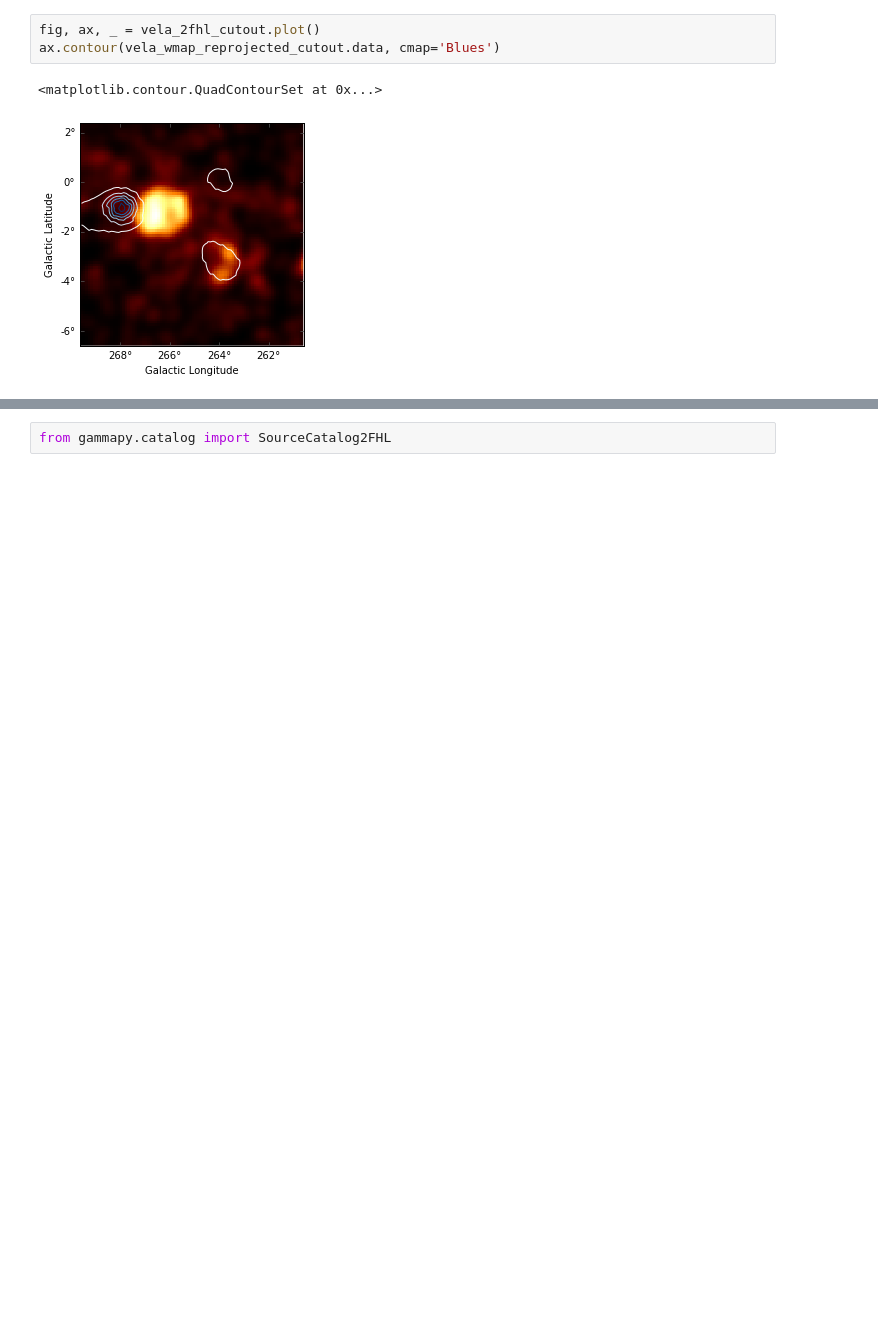
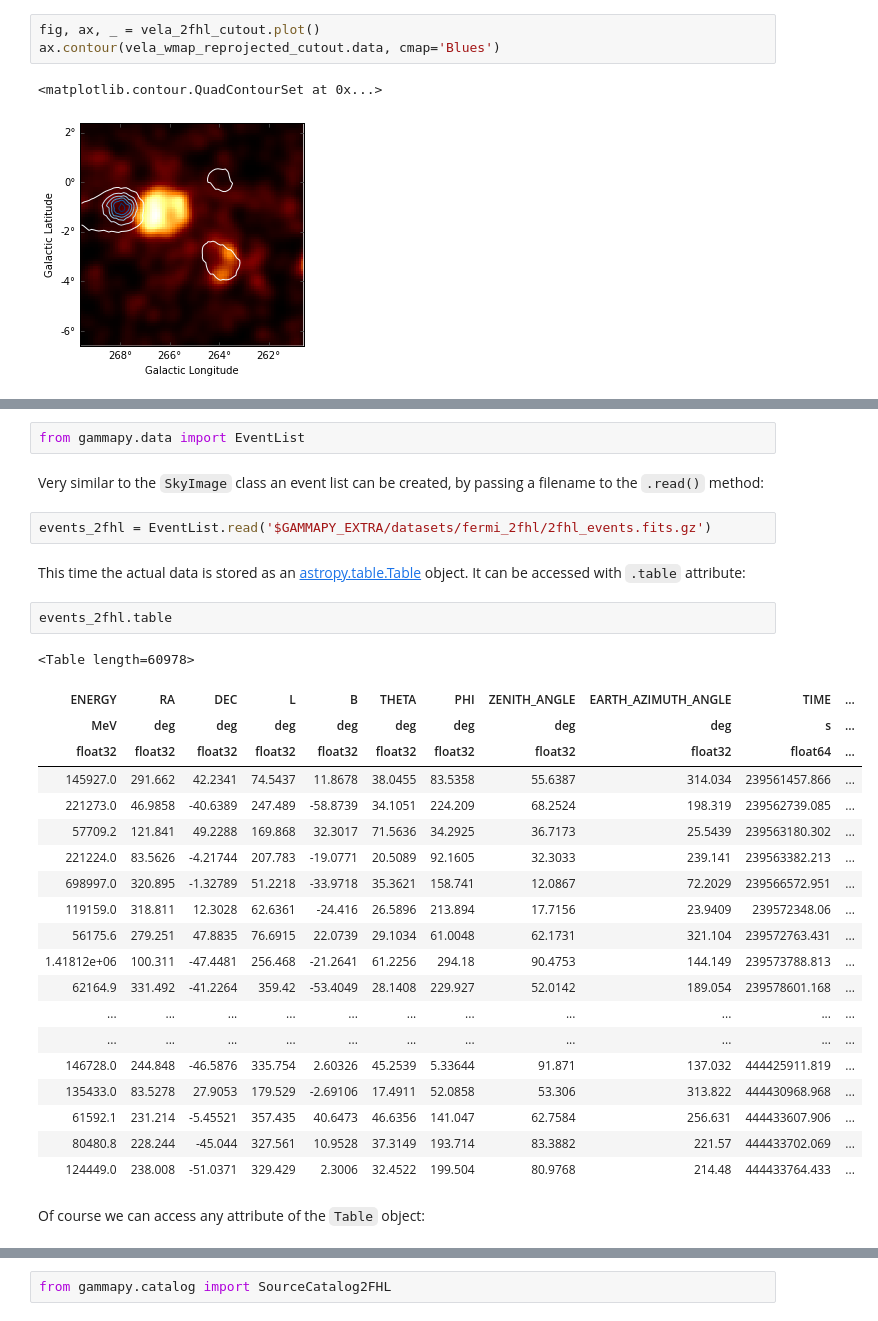
Before and after one commit to gammapy/gammapy-extra, a Jupyter notebook: notebooks/first_steps.ipynb, the cells around one changed output, grey strips where cells are left out. Cells and saved outputs as stored; diff of their text form; blank space fills up the shorter version.

Commit message:
Add section on event lists to first steps notebook

```diff
--- a/notebooks/first_steps.ipynb
+++ b/notebooks/first_steps.ipynb
@@ -142,0 +174,33 @@ ax.contour(vela_wmap_reprojected_cutout.data, cmap='Blues')
+# %%
+from gammapy.data import EventList
+# %% [markdown]
+Very similar to the `SkyImage` class an event list can be created, by passing a filename to the `.read()` method:
+# %%
+events_2fhl = EventList.read('$GAMMAPY_EXTRA/datasets/fermi_2fhl/2fhl_events.fits.gz')
+# %% [markdown]
+This time the actual data is stored as an [astropy.table.Table](http://docs.astropy.org/en/stable/api/astropy.table.Table.html#astropy.table.Table) object. It can be accessed with `.table` attribute:
+# %%
+events_2fhl.table
+# %% [output]
+<Table length=60978>
+| ENERGY | RA | DEC | L | B | THETA | PHI | ZENITH_ANGLE | EARTH_AZIMUTH_ANGLE | TIME | ... |
+| MeV | deg | deg | deg | deg | deg | deg | deg | deg | s | ... |
+| float32 | float32 | float32 | float32 | float32 | float32 | float32 | float32 | float32 | float64 | ... |
+| 145927.0 | 291.662 | 42.2341 | 74.5437 | 11.8678 | 38.0455 | 83.5358 | 55.6387 | 314.034 | 239561457.866 | ... |
+| 221273.0 | 46.9858 | -40.6389 | 247.489 | -58.8739 | 34.1051 | 224.209 | 68.2524 | 198.319 | 239562739.085 | ... |
+| 57709.2 | 121.841 | 49.2288 | 169.868 | 32.3017 | 71.5636 | 34.2925 | 36.7173 | 25.5439 | 239563180.302 | ... |
+| 221224.0 | 83.5626 | -4.21744 | 207.783 | -19.0771 | 20.5089 | 92.1605 | 32.3033 | 239.141 | 239563382.213 | ... |
+| 698997.0 | 320.895 | -1.32789 | 51.2218 | -33.9718 | 35.3621 | 158.741 | 12.0867 | 72.2029 | 239566572.951 | ... |
+| 119159.0 | 318.811 | 12.3028 | 62.6361 | -24.416 | 26.5896 | 213.894 | 17.7156 | 23.9409 | 239572348.06 | ... |
+| 56175.6 | 279.251 | 47.8835 | 76.6915 | 22.0739 | 29.1034 | 61.0048 | 62.1731 | 321.104 | 239572763.431 | ... |
+| 1.41812e+06 | 100.311 | -47.4481 | 256.468 | -21.2641 | 61.2256 | 294.18 | 90.4753 | 144.149 | 239573788.813 | ... |
+| 62164.9 | 331.492 | -41.2264 | 359.42 | -53.4049 | 28.1408 | 229.927 | 52.0142 | 189.054 | 239578601.168 | ... |
+| ... | ... | ... | ... | ... | ... | ... | ... | ... | ... | ... |
+| ... | ... | ... | ... | ... | ... | ... | ... | ... | ... | ... |
+| 146728.0 | 244.848 | -46.5876 | 335.754 | 2.60326 | 45.2539 | 5.33644 | 91.871 | 137.032 | 444425911.819 | ... |
+| 135433.0 | 83.5278 | 27.9053 | 179.529 | -2.69106 | 17.4911 | 52.0858 | 53.306 | 313.822 | 444430968.968 | ... |
+| 61592.1 | 231.214 | -5.45521 | 357.435 | 40.6473 | 46.6356 | 141.047 | 62.7584 | 256.631 | 444433607.906 | ... |
+| 80480.8 | 228.244 | -45.044 | 327.561 | 10.9528 | 37.3149 | 193.714 | 83.3882 | 221.57 | 444433702.069 | ... |
+| 124449.0 | 238.008 | -51.0371 | 329.429 | 2.3006 | 32.4522 | 199.504 | 80.9768 | 214.48 | 444433764.433 | ... |
+# %% [markdown]
+Of course we can access any attribute of the `Table` object:
```
Also changed, not shown: parts of 28 cells of this notebook.
